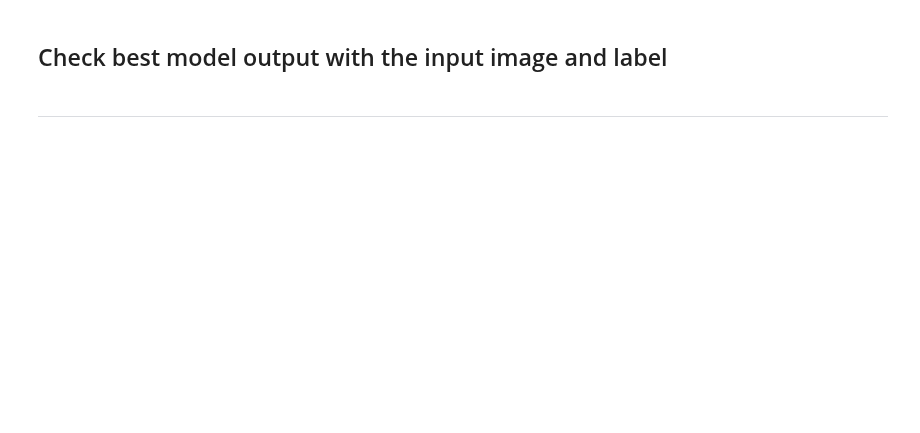
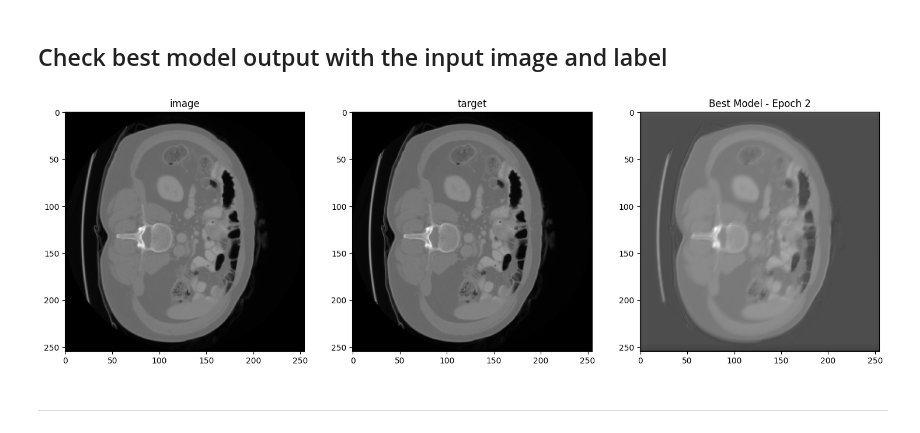
Before and after one commit to s-shahpouri/DL_PET, a Jupyter notebook: CT_Regression.ipynb, the cells around one changed output. Cells and saved outputs as stored; diff of their text form; code cells hidden in the pictures; blank space fills up the shorter version.

```diff
--- a/CT_Regression.ipynb
+++ b/CT_Regression.ipynb
@@ -264,7 +264,8 @@ train completed, best_metric: 0.0145 at epoch: 2
 # Define a function for visualization
 def visualize_results(val_data, model, n, title):
 
-    val_outputs = sliding_window_inference(val_data["image"].to(device), roi_size, sw_batch_size, model, overlap=0.90)
+    val_outputs = sliding_window_inference(val_data["image"].to(device), roi_size,
+                                           sw_batch_size, model, progress=True, overlap=0.90) # using ov= 0.9 best image ever I have.
 
     plt.figure("check", (18, 6))
     plt.subplot(1, 3, 1)
@@ -277,32 +278,34 @@ def visualize_results(val_data, model, n, title):
 
     plt.subplot(1, 3, 3)
     plt.title(title)
     output_slice = val_outputs.detach().cpu()[0, 0, :, :, n]
     plt.imshow(output_slice, cmap="gray")
     plt.show()
 
 
     # Load the best model state for visualization
 model.load_state_dict(torch.load(os.path.join(root_dir, "best_metric_model.pth")))
 model.eval()
 with torch.no_grad():
     for i, val_data in enumerate(val_loader):
         # Visualization code for the best model state...
         n = 15
         visualize_results(val_data, model, n, f"Best Model - Epoch {best_metric_epoch}")
         if i == 0:
             break
 # # Load the last model state for visualization
 # model.load_state_dict(torch.load(os.path.join(root_dir, "last_epoch_model.pth")))
 # model.eval()
 # with torch.no_grad():
 #     for i, val_data in enumerate(val_loader):
 #         # Visualization code for the last model state...
 #         n = 15
 #         visualize_results(val_data, model, n, f"Last Epoch - Epoch {max_epochs}")
 
 
 #         if i == 0:
 #             break
+# %% [output]
+[figure, added]
 # %% [markdown]
 ---------------------
```
Also changed, not shown: parts of 6 cells of this notebook.
